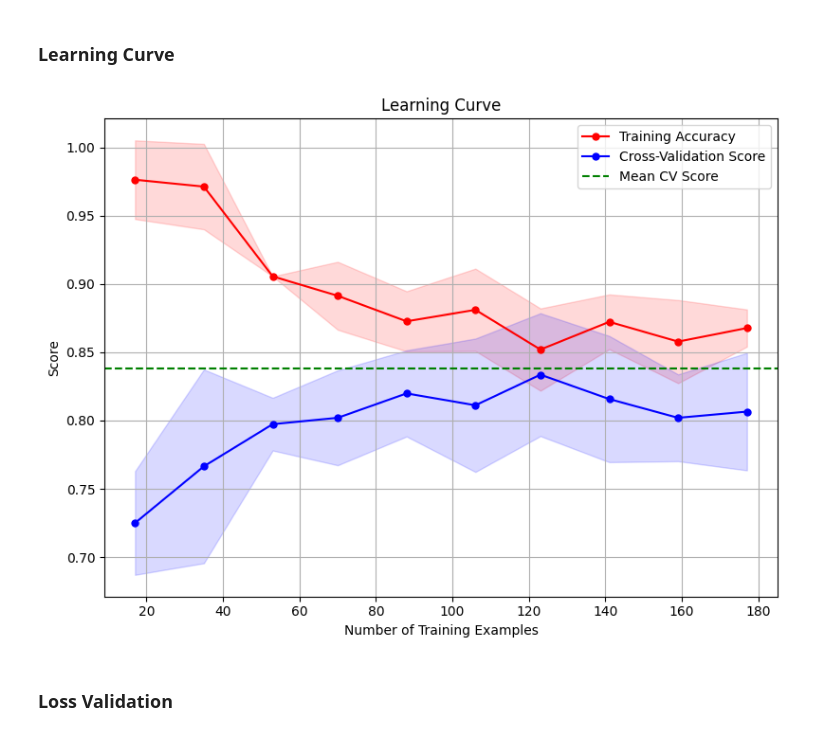
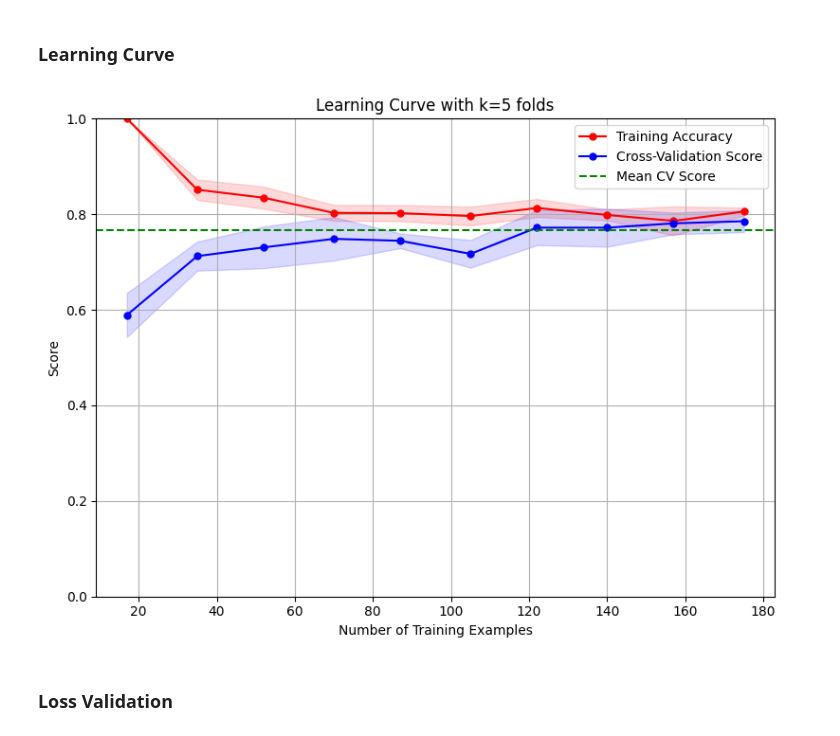
Before and after one commit to icbaptista/heart-disease-prediction-with-ML, a Jupyter notebook: neural_networks.ipynb, the cells around one changed output. Cells and saved outputs as stored; diff of their text form; code cells hidden in the pictures.

```diff
--- a/neural_networks.ipynb
+++ b/neural_networks.ipynb
@@ -122,0 +114,39 @@ X_test = scaler.transform(X_test)
+# %%
+from sklearn.preprocessing import StandardScaler, OneHotEncoder
+from sklearn.model_selection import train_test_split
+
+# Normalization
+# Binary features do not need normalization as they are already 0 or 1
+
+numeric_features = ['age', "maxHeartRate", "fastingBloodSugar", "stDepression", "majorVessels"]
+
+for f in numeric_features:
+    if f not in myNames:
+        numeric_features.remove(f)
+
+
+# Nominal categorical features have no hierarchical order (as opposed to [very healthy, healthy, unhealthy, very unhealthy])
+nominal_categorical_features = ["chestPainType", "thalassemia"]
+
+for f in nominal_categorical_features:
+    if f not in myNames:
+        nominal_categorical_features.remove(f)
+
+data_normalized = data.copy()
+
+scaler = StandardScaler() # or MinMaxScaler()
+data_normalized[numeric_features] = scaler.fit_transform(data_normalized[numeric_features])
+
+encoder = OneHotEncoder()
+nominal_cat_encoded = encoder.fit_transform(data_normalized[nominal_categorical_features])
+nominal_cat_encoded = pd.DataFrame(nominal_cat_encoded.toarray(), columns=encoder.get_feature_names_out(nominal_categorical_features))
+
+data_normalized = pd.concat([data_normalized.drop(nominal_categorical_features, axis=1), nominal_cat_encoded], axis=1)
+data_normalized = data_normalized.dropna(subset=['diagnosis']) # Drop NaN diagnosis
+data_normalized = data_normalized.dropna()
+print("Num features after encoding + normalization:", data_normalized.shape[1])
+
+X_train, X_test, y_train, y_test = train_test_split(data_normalized.drop("diagnosis", axis=1),
+                                                data_normalized["diagnosis"],
+                                                test_size=0.25,
+                                                random_state=42)
@@ -201,34 +233,35 @@ weighted avg       0.78      0.77      0.77        75
 # %%
 
 # Define the number of training examples at which to evaluate the learning curve
 train_sizes, train_scores, test_scores = learning_curve(
-    model, X_train, y_train.ravel(), cv=5, train_sizes=np.linspace(0.1, 1.0, 10), scoring='accuracy')
+    model, X_train, y_train.ravel(), cv=5, train_sizes=np.linspace(0.1, 1.0, 10), scoring='accuracy', n_jobs=-1)
 
 # Calculate the mean and standard deviation of the training and test scores
 train_mean = np.mean(train_scores, axis=1)
 train_std = np.std(train_scores, axis=1)
 test_mean = np.mean(test_scores, axis=1)
 test_std = np.std(test_scores, axis=1)
 
 # Calculate the cross-validation scores
 cv_scores = cross_val_score(model, X_train, y_train.ravel(), cv=5, scoring='accuracy')
 
 # Plot the learning curve
 plt.figure(figsize=(8, 6))
 plt.plot(train_sizes, train_mean, color='r', marker='o', markersize=5, label='Training Accuracy')
 plt.fill_between(train_sizes, train_mean - train_std, train_mean + train_std, alpha=0.15, color='r')
 plt.plot(train_sizes, test_mean, color='b', marker='o', markersize=5, label='Cross-Validation Score')
 plt.fill_between(train_sizes, test_mean - test_std, test_mean + test_std, alpha=0.15, color='b')
 plt.axhline(y=np.mean(cv_scores), color='g', linestyle='--', label='Mean CV Score')  # Add line for mean CV score
 plt.xlabel('Number of Training Examples')
 plt.ylabel('Score')
-plt.title('Learning Curve')
+plt.title("Learning Curve with k=5 folds")
 plt.legend()
+plt.ylim(0, 1)  # Set the y-axis range from 0 to 1
 plt.grid(True)
 plt.tight_layout()
 plt.show()
 # %% [output]
-[figure, old version]
+[figure, new version]
 # %% [markdown]
 ### Loss Validation
 # %%
```
Also changed, not shown: parts of 19 cells of this notebook, 3 other files.
